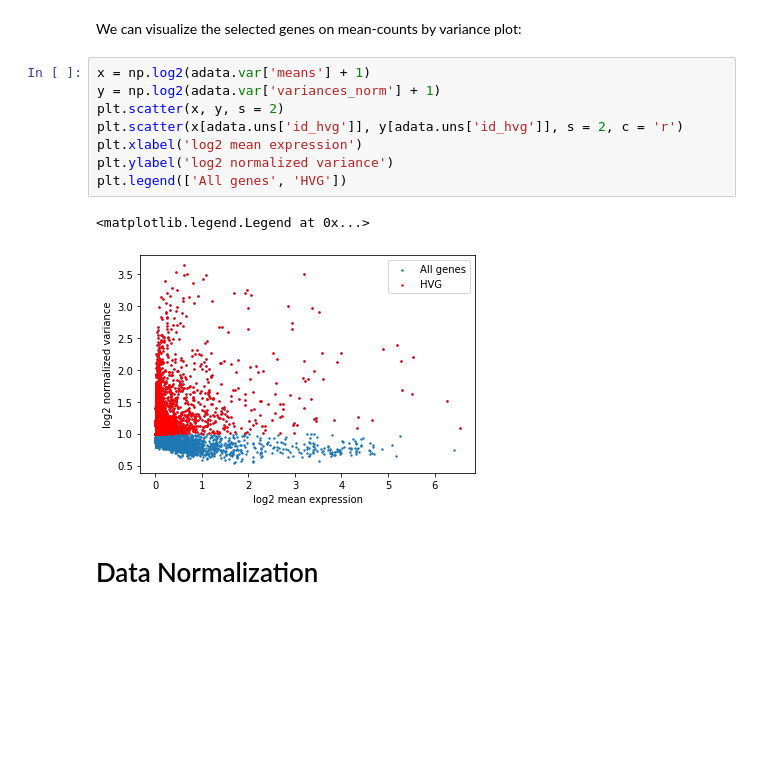
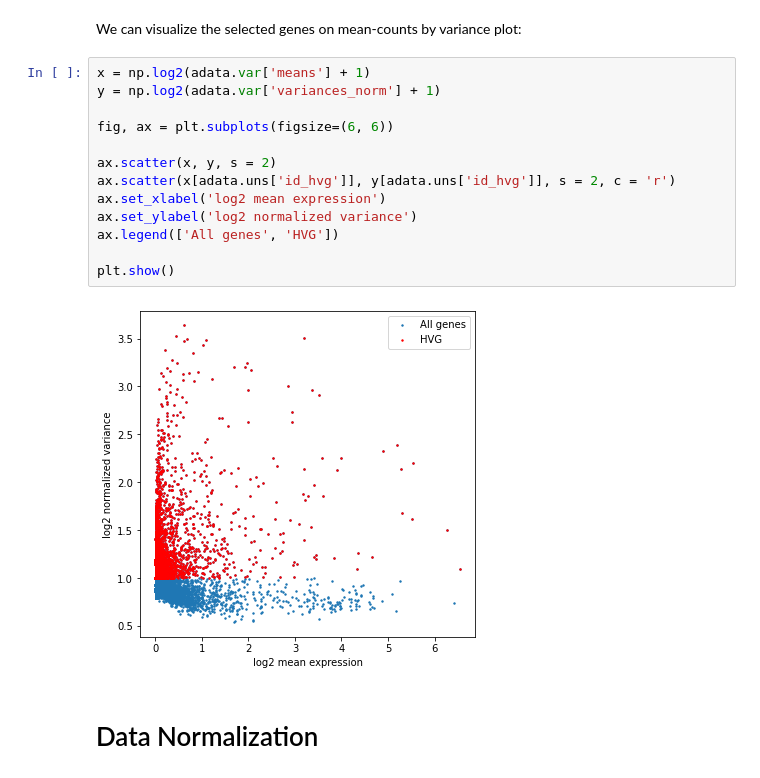
Before and after one commit to hisplan/mass-paral-param-search, a Jupyter notebook: single-cell/analysis.template.ipynb, the cells around one changed output. Cells and saved outputs as stored; diff of their text form; blank space fills up the shorter version.

```diff
--- a/single-cell/analysis.template.ipynb
+++ b/single-cell/analysis.template.ipynb
@@ -191,14 +201,18 @@ We can visualize the selected genes on mean-counts by variance plot:
 # %%
 x = np.log2(adata.var['means'] + 1)
 y = np.log2(adata.var['variances_norm'] + 1)
-plt.scatter(x, y, s = 2)
-plt.scatter(x[adata.uns['id_hvg']], y[adata.uns['id_hvg']], s = 2, c = 'r')
-plt.xlabel('log2 mean expression')
-plt.ylabel('log2 normalized variance')
-plt.legend(['All genes', 'HVG'])
+
+fig, ax = plt.subplots(figsize=(6, 6))
+
+ax.scatter(x, y, s = 2)
+ax.scatter(x[adata.uns['id_hvg']], y[adata.uns['id_hvg']], s = 2, c = 'r')
+ax.set_xlabel('log2 mean expression')
+ax.set_ylabel('log2 normalized variance')
+ax.legend(['All genes', 'HVG'])
+
+plt.show()
 # %% [output]
-<matplotlib.legend.Legend at 0x...>
-[figure, old version]
+[figure, new version]
 # %% [markdown]
 # Data Normalization
 # %% [markdown]
```
Also changed, not shown: parts of 11 cells of this notebook, 1 other file.
